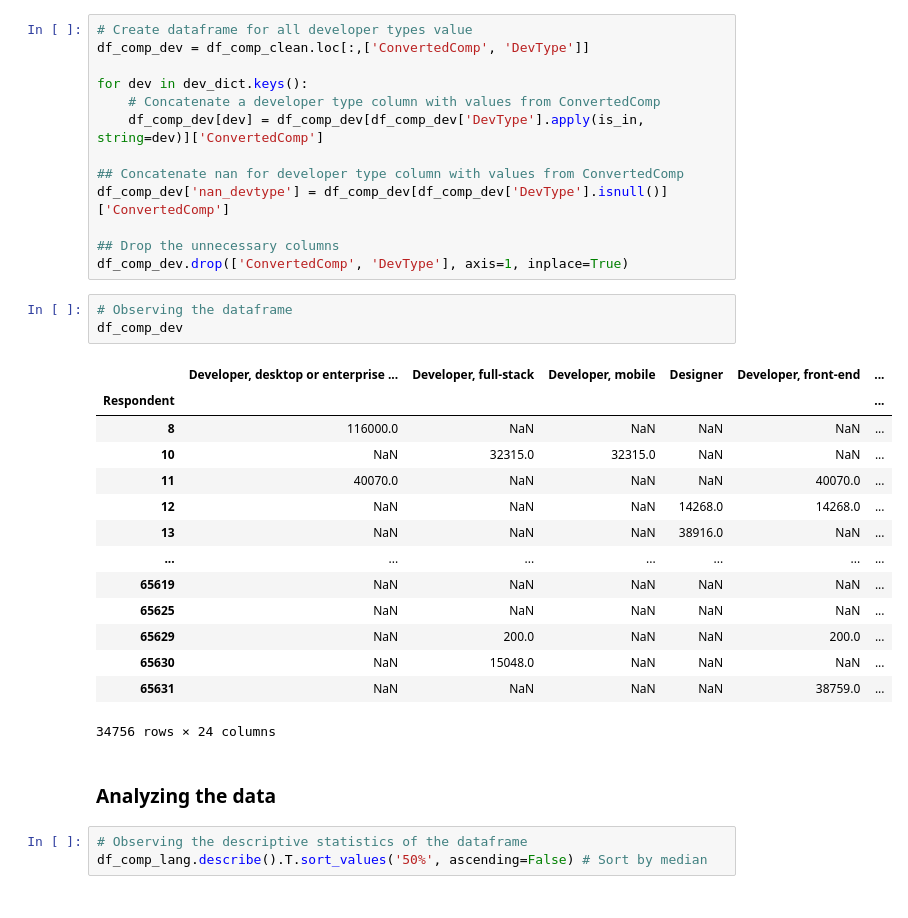
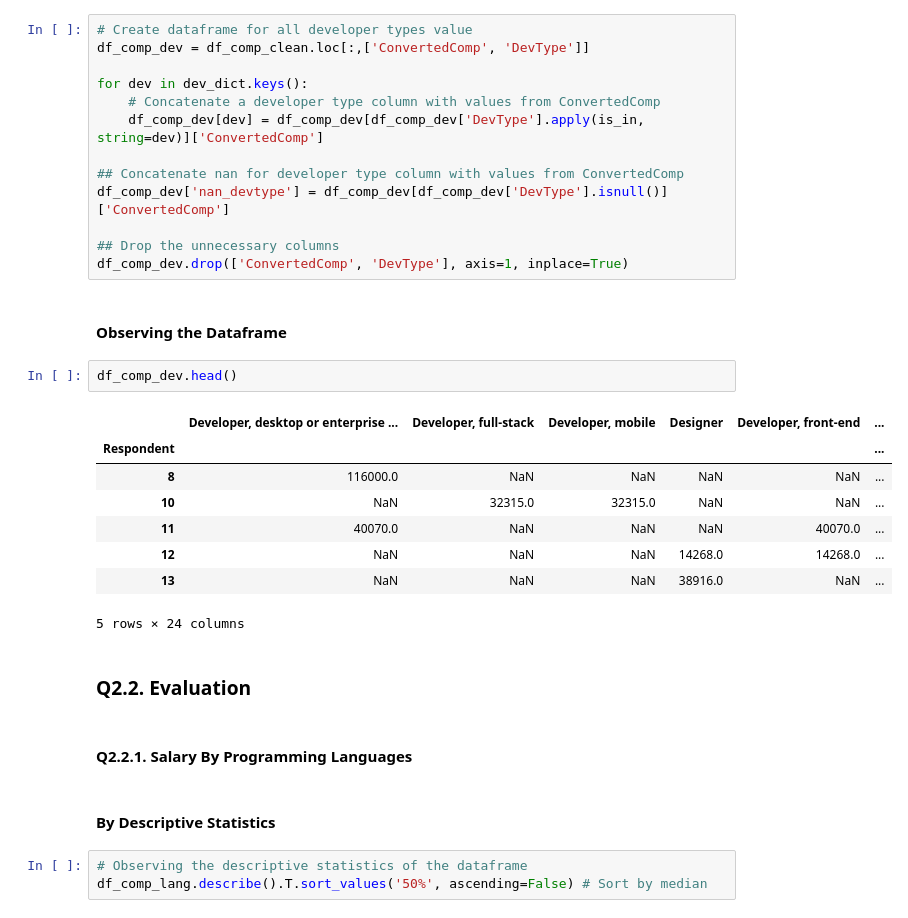
Before and after one commit to WisnuMulya/Stackoverflow-2020-Developer-Survey, a Jupyter notebook: stackoverflow_2020_data_analysis.ipynb, the cells around one changed output. Drawn from its saved outputs; the diff is of its cells as text.

```diff
--- a/stackoverflow_2020_data_analysis.ipynb
+++ b/stackoverflow_2020_data_analysis.ipynb
@@ -540,26 +556,25 @@ df_comp_dev['nan_devtype'] = df_comp_dev[df_comp_dev['DevType'].isnull()]['Conve
 
 ## Drop the unnecessary columns
 df_comp_dev.drop(['ConvertedComp', 'DevType'], axis=1, inplace=True)
-# %%
-# Observing the dataframe
-df_comp_dev
-# %% [output]
-|  | Developer, desktop or enterprise ... | Developer, full-stack | Developer, mobile | Designer | Developer, front-end | ... |
-| Respondent |  |  |  |  |  | ... |
-| 8 | 116000.0 | NaN | NaN | NaN | NaN | ... |
-| 10 | NaN | 32315.0 | 32315.0 | NaN | NaN | ... |
-| 11 | 40070.0 | NaN | NaN | NaN | 40070.0 | ... |
-| 12 | NaN | NaN | NaN | 14268.0 | 14268.0 | ... |
-| 13 | NaN | NaN | NaN | 38916.0 | NaN | ... |
-| ... | ... | ... | ... | ... | ... | ... |
-| 65619 | NaN | NaN | NaN | NaN | NaN | ... |
-| 65625 | NaN | NaN | NaN | NaN | NaN | ... |
-| 65629 | NaN | 200.0 | NaN | NaN | 200.0 | ... |
-| 65630 | NaN | 15048.0 | NaN | NaN | NaN | ... |
-| 65631 | NaN | NaN | NaN | NaN | 38759.0 | ... |
-34756 rows × 24 columns
 # %% [markdown]
-### Analyzing the data
+#### Observing the Dataframe
+# %%
+df_comp_dev.head()
+# %% [output]
+|  | Developer, desktop or enterprise ... | Developer, full-stack | Developer, mobile | Designer | Developer, front-end | ... |
+| Respondent |  |  |  |  |  | ... |
+| 8 | 116000.0 | NaN | NaN | NaN | NaN | ... |
+| 10 | NaN | 32315.0 | 32315.0 | NaN | NaN | ... |
+| 11 | 40070.0 | NaN | NaN | NaN | 40070.0 | ... |
+| 12 | NaN | NaN | NaN | 14268.0 | 14268.0 | ... |
+| 13 | NaN | NaN | NaN | 38916.0 | NaN | ... |
+5 rows × 24 columns
+# %% [markdown]
+### Q2.2. Evaluation
+# %% [markdown]
+#### Q2.2.1. Salary By Programming Languages
+# %% [markdown]
+#### By Descriptive Statistics
 # %%
 # Observing the descriptive statistics of the dataframe
 df_comp_lang.describe().T.sort_values('50%', ascending=False) # Sort by median
```
Also changed, not shown: parts of 190 cells of this notebook.
